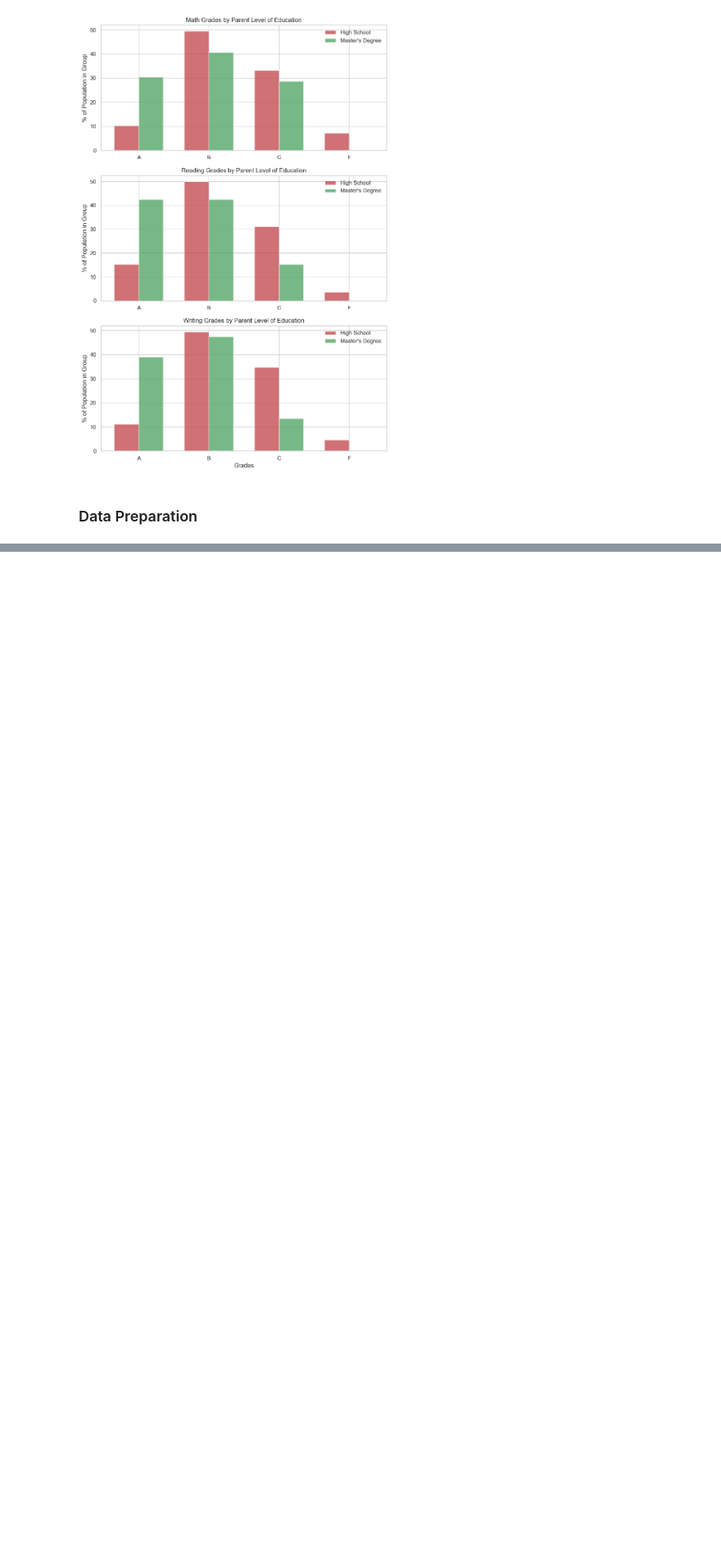
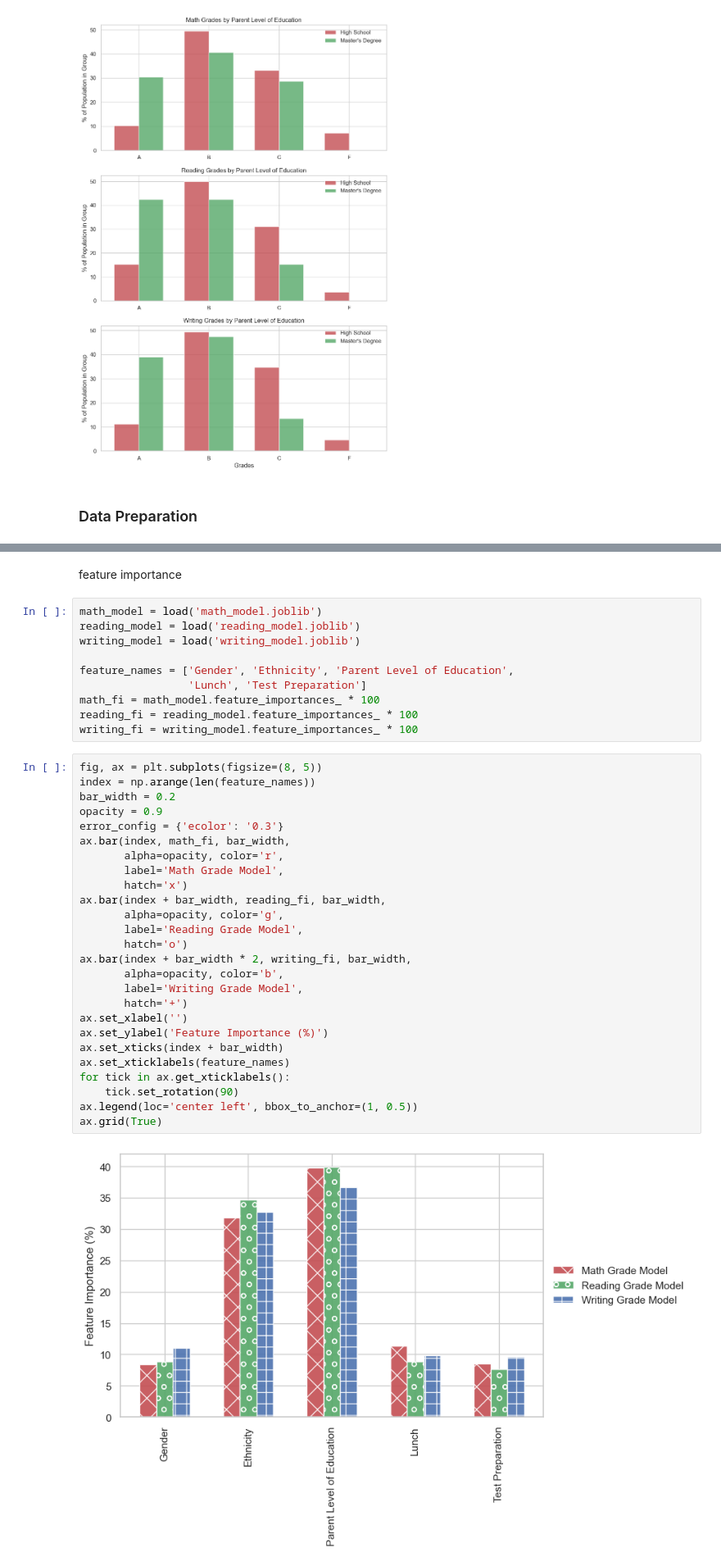
Before and after one commit to sguys99/self-study, a Jupyter notebook: xai/xai_book/ch03/ch03.ipynb, the cells around one changed output, grey strips where cells are left out. Shown: that part at 82% size. Saved outputs shown, nothing was run; the diff lists cells and outputs as text; blank space fills up the shorter version.

Commit message:
[xai] xai_book 03.model-ago methods(pdp)

```diff
--- a/xai/xai_book/ch03/ch03.ipynb
+++ b/xai/xai_book/ch03/ch03.ipynb
@@ -476,0 +706,40 @@ ax[2].grid(True);
+# %% [markdown]
+feature importance
+# %%
+math_model = load('math_model.joblib')
+reading_model = load('reading_model.joblib')
+writing_model = load('writing_model.joblib')
+
+feature_names = ['Gender', 'Ethnicity', 'Parent Level of Education',
+                 'Lunch', 'Test Preparation']
+math_fi = math_model.feature_importances_ * 100
+reading_fi = reading_model.feature_importances_ * 100
+writing_fi = writing_model.feature_importances_ * 100
+# %%
+fig, ax = plt.subplots(figsize=(8, 5))
+index = np.arange(len(feature_names))
+bar_width = 0.2
+opacity = 0.9
+error_config = {'ecolor': '0.3'}
+ax.bar(index, math_fi, bar_width,
+       alpha=opacity, color='r',
+       label='Math Grade Model',
+       hatch='x')
+ax.bar(index + bar_width, reading_fi, bar_width,
+       alpha=opacity, color='g',
+       label='Reading Grade Model',
+       hatch='o')
+ax.bar(index + bar_width * 2, writing_fi, bar_width,
+       alpha=opacity, color='b',
+       label='Writing Grade Model',
+       hatch='+')
+ax.set_xlabel('')
+ax.set_ylabel('Feature Importance (%)')
+ax.set_xticks(index + bar_width)
+ax.set_xticklabels(feature_names)
+for tick in ax.get_xticklabels():
+    tick.set_rotation(90)
+ax.legend(loc='center left', bbox_to_anchor=(1, 0.5))
+ax.grid(True)
+# %% [output]
+[figure, added]
```
Also changed, not shown: parts of 45 cells of this notebook, 5 other files.
